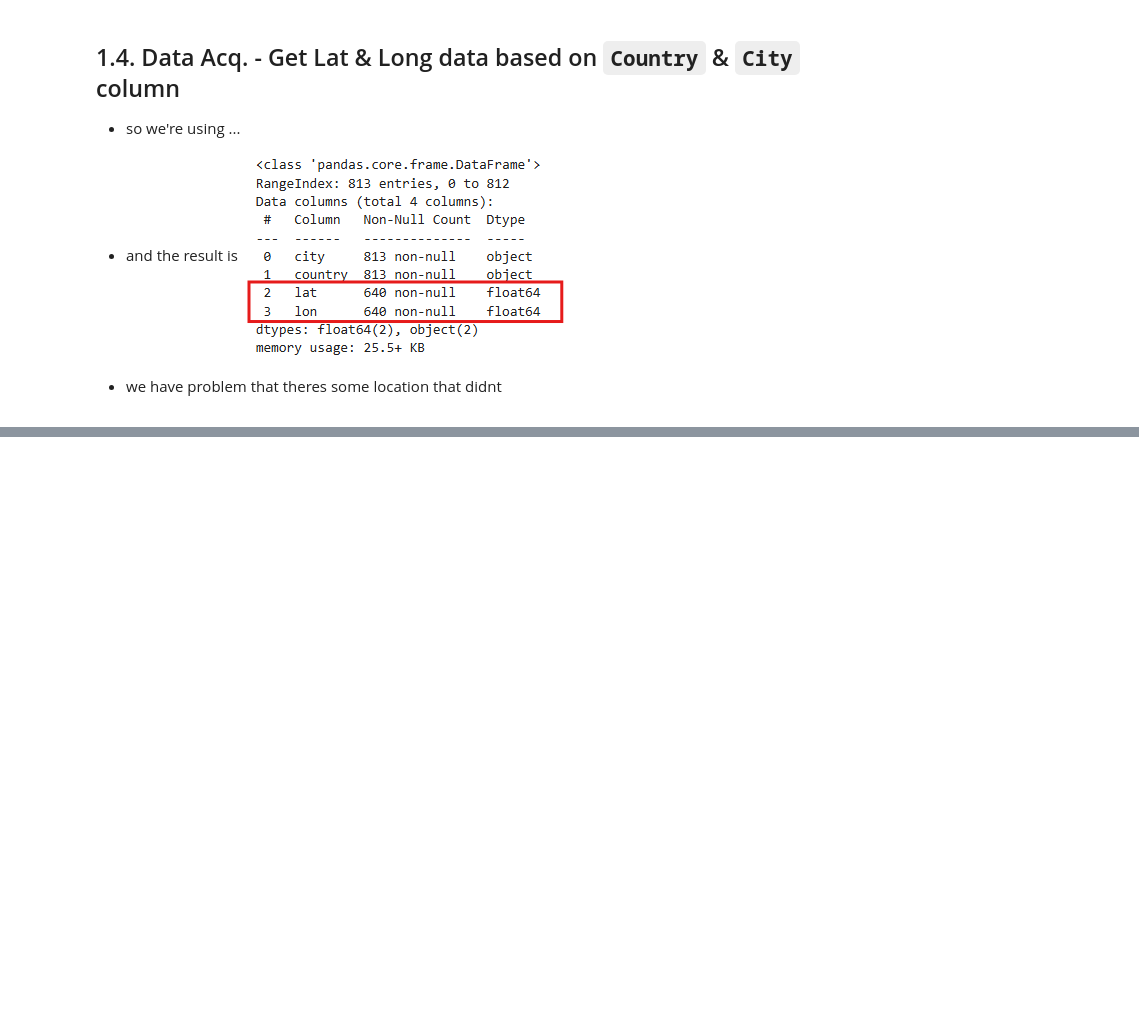
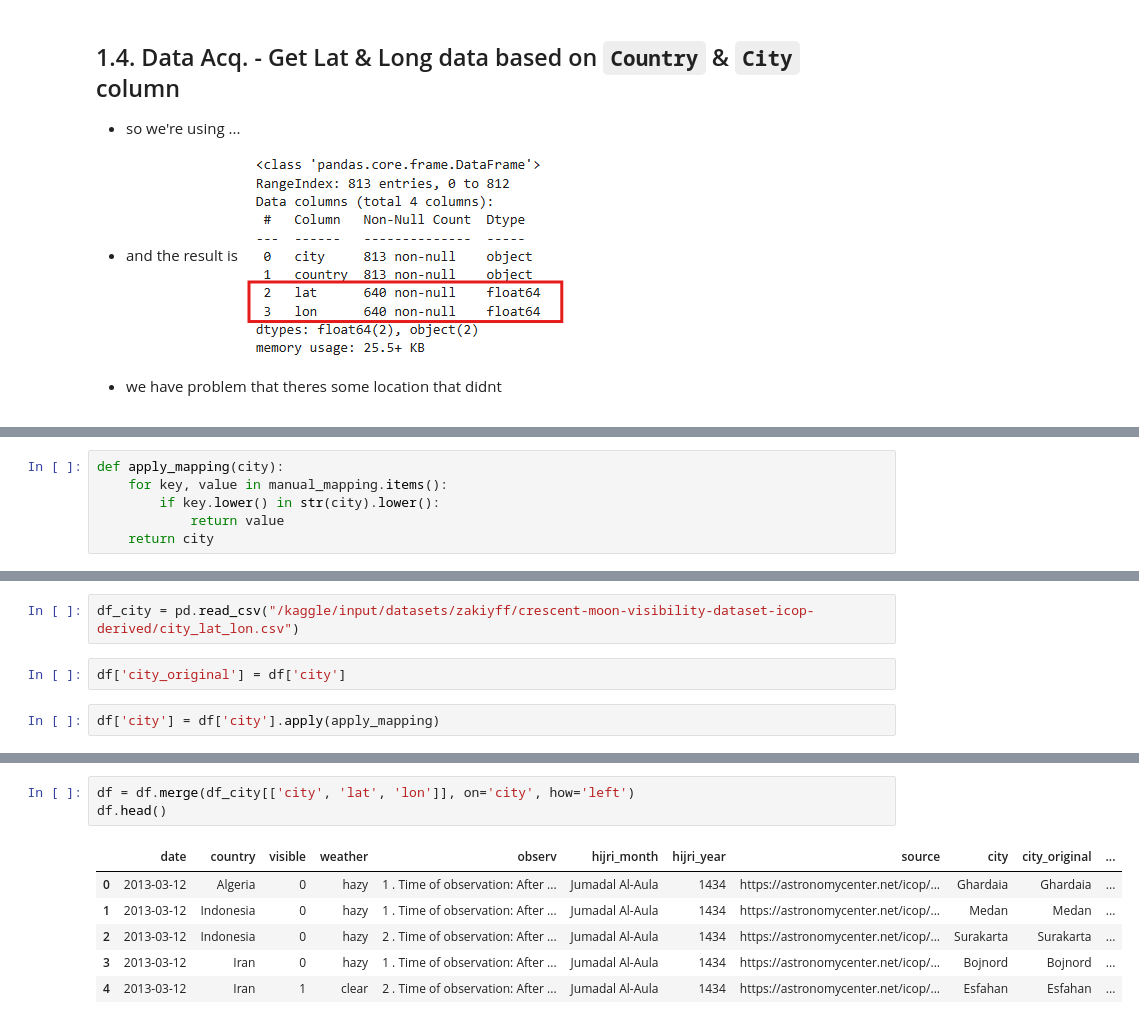
Before and after one commit to zakzakzak/kaggle, a Jupyter notebook: prediction-new-moon-hisab-rukyat.ipynb, the cells around one changed output, grey strips where cells are left out. Saved outputs shown, nothing was run; the diff lists cells and outputs as text; blank space fills up the shorter version.

Commit message:
Kaggle Notebook | Moon Analysis (Hisab & Rukyat)  | Version 16

```diff
--- a/prediction-new-moon-hisab-rukyat.ipynb
+++ b/prediction-new-moon-hisab-rukyat.ipynb
@@ -187,0 +125,6 @@ Name: count, dtype: int64
+# %%
+def apply_mapping(city):
+    for key, value in manual_mapping.items():
+        if key.lower() in str(city).lower():
+            return value
+    return city
@@ -187,0 +147,6 @@ Name: count, dtype: int64
+# %%
+df_city = pd.read_csv("/kaggle/input/datasets/zakiyff/crescent-moon-visibility-dataset-icop-derived/city_lat_lon.csv")
+# %%
+df['city_original'] = df['city']
+# %%
+df['city'] = df['city'].apply(apply_mapping)
@@ -187,0 +162,10 @@ Name: count, dtype: int64
+# %%
+df = df.merge(df_city[['city', 'lat', 'lon']], on='city', how='left')
+df.head()
+# %% [output]
+|  | date | country | visible | weather | observ | hijri_month | hijri_year | source | city | city_original | ... |
+| 0 | 2013-03-12 | Algeria | 0 | hazy | 1 . Time of observation: After ... | Jumadal Al-Aula | 1434 | https://astronomycenter.net/icop/... | Ghardaia | Ghardaia | ... |
+| 1 | 2013-03-12 | Indonesia | 0 | hazy | 1 . Time of observation: After ... | Jumadal Al-Aula | 1434 | https://astronomycenter.net/icop/... | Medan | Medan | ... |
+| 2 | 2013-03-12 | Indonesia | 0 | hazy | 2 . Time of observation: After ... | Jumadal Al-Aula | 1434 | https://astronomycenter.net/icop/... | Surakarta | Surakarta | ... |
+| 3 | 2013-03-12 | Iran | 0 | hazy | 1 . Time of observation: After ... | Jumadal Al-Aula | 1434 | https://astronomycenter.net/icop/... | Bojnord | Bojnord | ... |
+| 4 | 2013-03-12 | Iran | 1 | clear | 2 . Time of observation: After ... | Jumadal Al-Aula | 1434 | https://astronomycenter.net/icop/... | Esfahan | Esfahan | ... |
```
Also changed, not shown: parts of 13 cells of this notebook.
